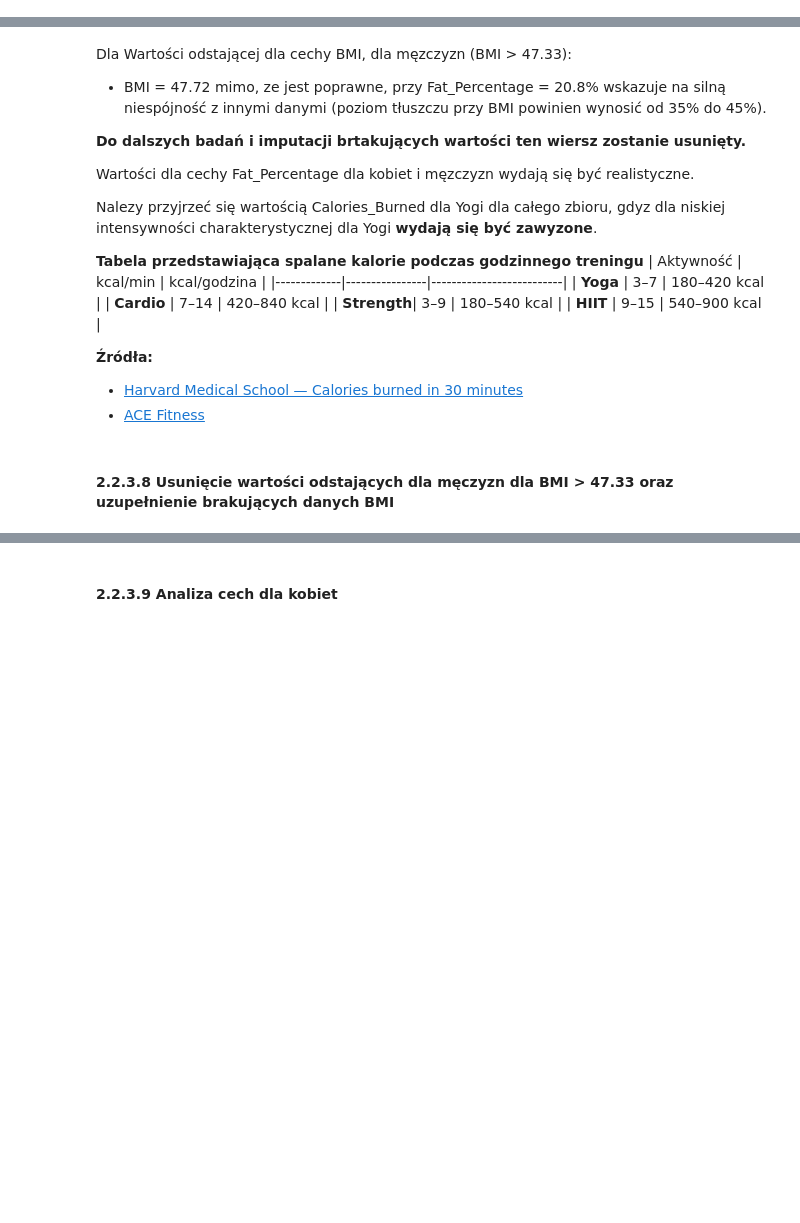
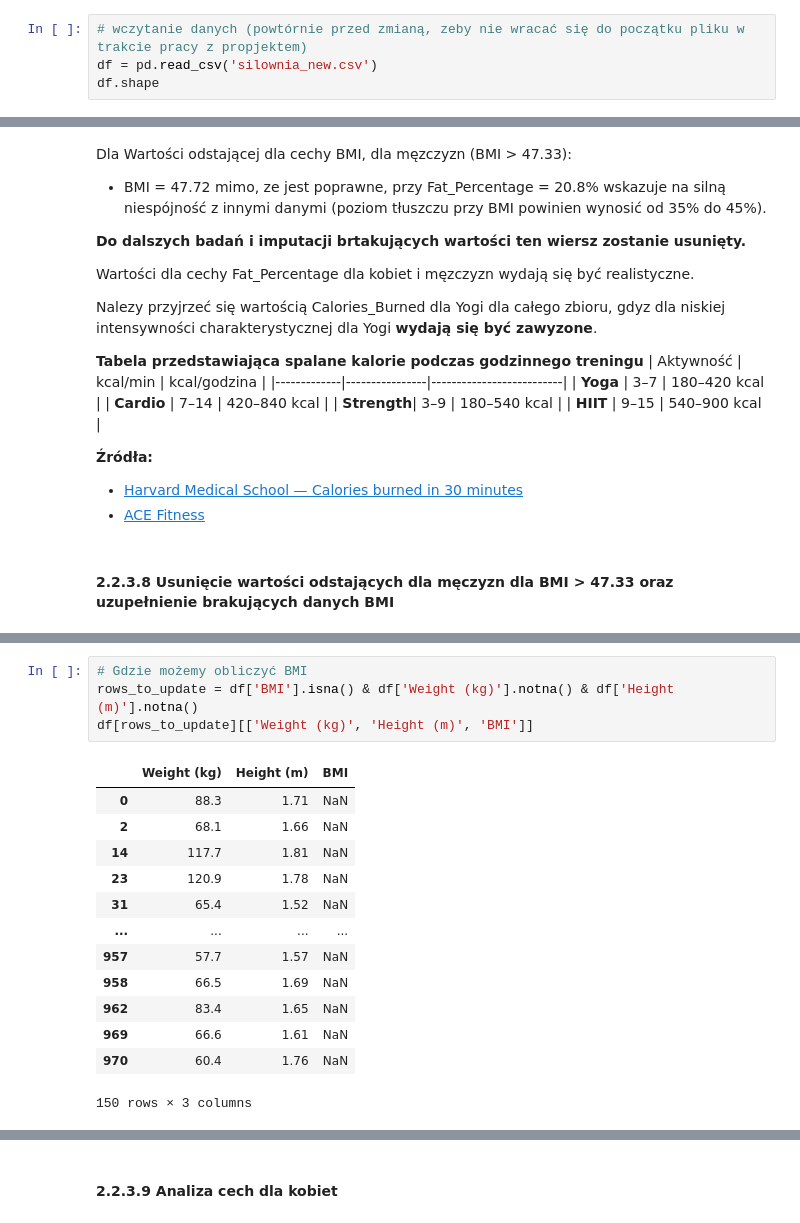
Before and after one commit to annwroblewska/projekt_SAD, a Jupyter notebook: projekt_SAD_ARP.ipynb, the cells around one changed output, grey strips where cells are left out. Saved outputs shown, nothing was run; the diff lists cells and outputs as text; blank space fills up the shorter version.

```diff
--- a/projekt_SAD_ARP.ipynb
+++ b/projekt_SAD_ARP.ipynb
@@ -544,3 +544,7 @@ Outliery Calories_Burned  < 1474.62 dla męczyzn:
  NaN   Male         89.8        1.92      199      168           67                      1.93             1783     Strength            10.6                    3.5                              4        ...
 # %% [markdown]
 #### 2.2.3.7 Wartości odstające dla cechy BMI - dla męzczyzn
+# %%
+# wczytanie danych (powtórnie przed zmianą, zeby nie wracać się do początku pliku w trakcie pracy z propjektem)
+df = pd.read_csv('silownia_new.csv')
+df.shape
@@ -612,0 +621,18 @@ df[ df['BMI'].isna() & (df['Height (m)'].isna() | df['Weight (kg)'].isna()) ]
+# %%
+# Gdzie możemy obliczyć BMI
+rows_to_update = df['BMI'].isna() & df['Weight (kg)'].notna() & df['Height (m)'].notna()
+df[rows_to_update][['Weight (kg)', 'Height (m)', 'BMI']]
+# %% [output]
+|  | Weight (kg) | Height (m) | BMI |
+| 0 | 88.3 | 1.71 | NaN |
+| 2 | 68.1 | 1.66 | NaN |
+| 14 | 117.7 | 1.81 | NaN |
+| 23 | 120.9 | 1.78 | NaN |
+| 31 | 65.4 | 1.52 | NaN |
+| ... | ... | ... | ... |
+| 957 | 57.7 | 1.57 | NaN |
+| 958 | 66.5 | 1.69 | NaN |
+| 962 | 83.4 | 1.65 | NaN |
+| 969 | 66.6 | 1.61 | NaN |
+| 970 | 60.4 | 1.76 | NaN |
+150 rows × 3 columns
```
Also changed, not shown: parts of 11 cells of this notebook.
